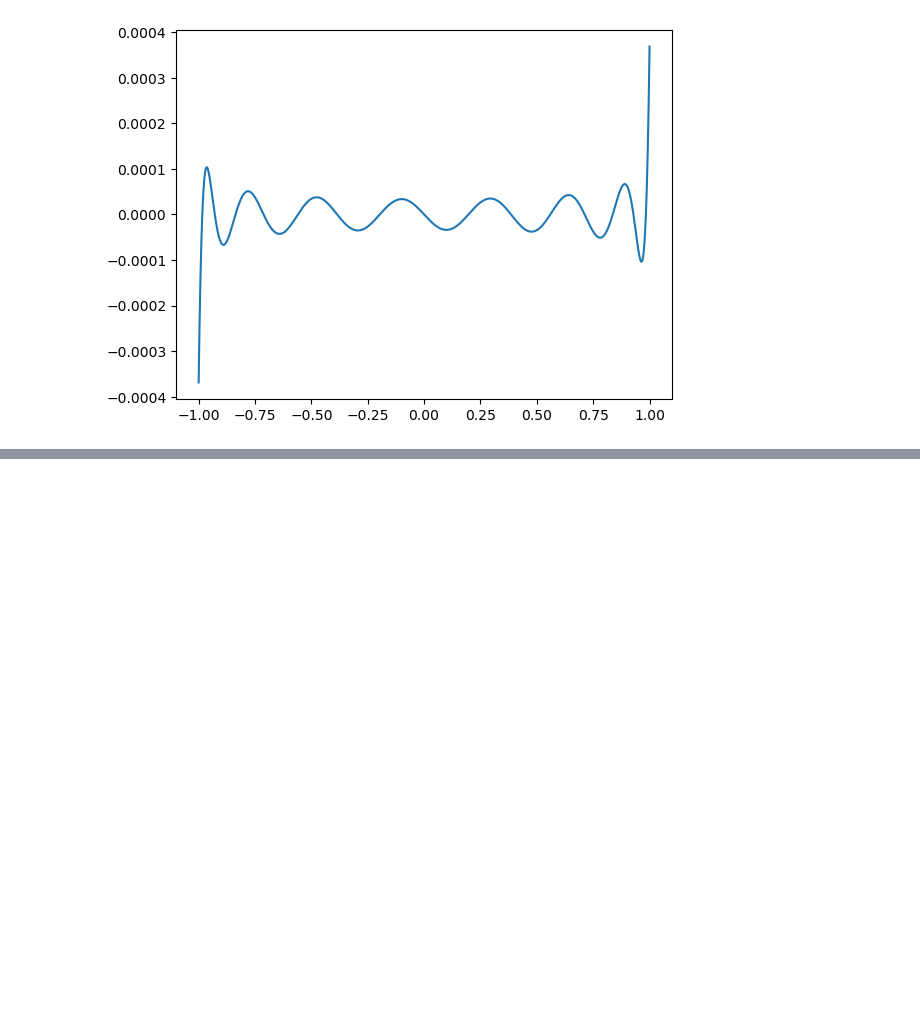
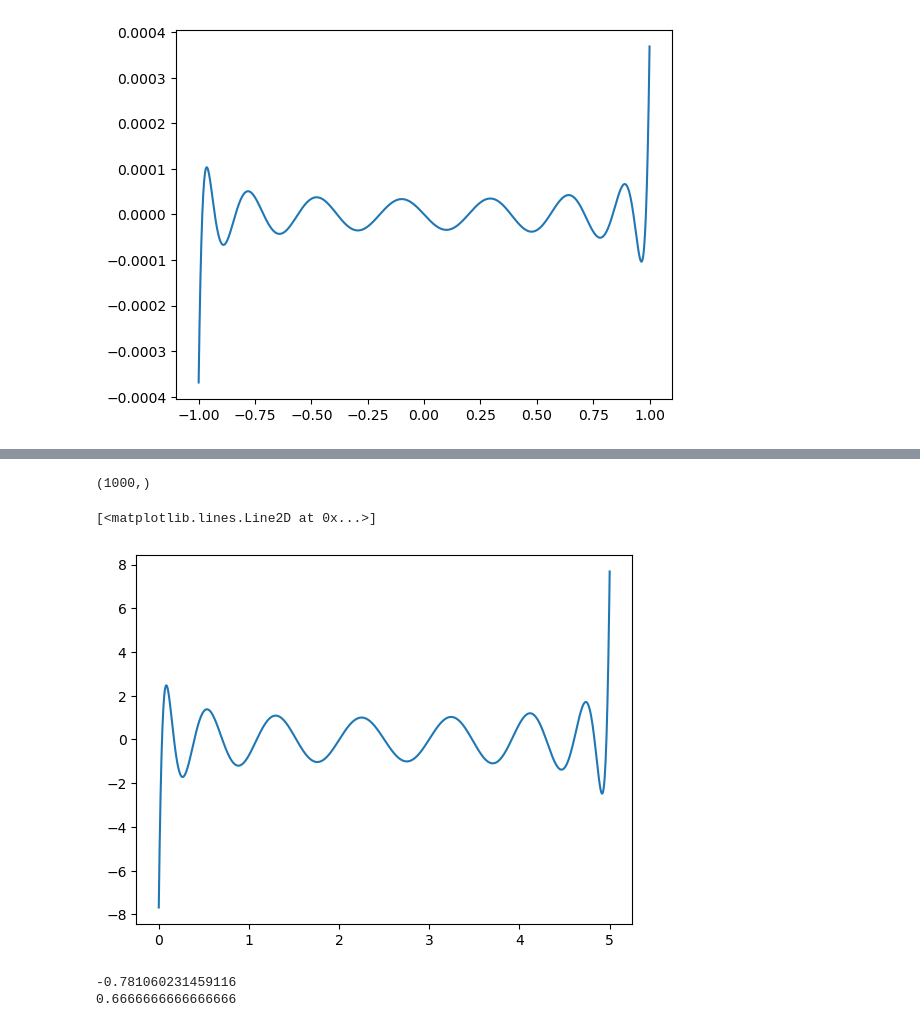
Before and after one commit to SED0280/BakalarkaCode, a Jupyter notebook: Gausova Kvadratura.ipynb, the cells around one changed output, grey strips where cells are left out. Saved outputs shown, nothing was run; the diff lists cells and outputs as text; code cells hidden in the pictures; blank space fills up the shorter version.

```diff
--- a/Gausova Kvadratura.ipynb
+++ b/Gausova Kvadratura.ipynb
@@ -83,0 +93,21 @@ for a in w:
+# %%
+n=15
+a = 0
+b = 5
+t = np.linspace(a, b, 1000)
+print(t.shape)
+l = kv.generateNormalLegendreOverInterval(t, 100, a, b)
+plt.plot(t, l[n])
+# %% [output]
+(1000,)
+[<matplotlib.lines.Line2D at 0x...>]
+[figure, added]
+# %%
+n=100
+f = lambda x: x**2
+print(kv.JacobiGaussQuadLegendre(f,n))
+fI = lambda x: x**3/3
+print(fI(1)-fI(-1))
+# %% [output]
+-0.781060231459116
+0.6666666666666666
```
Also changed, not shown: parts of 5 cells of this notebook, 1 other file.
